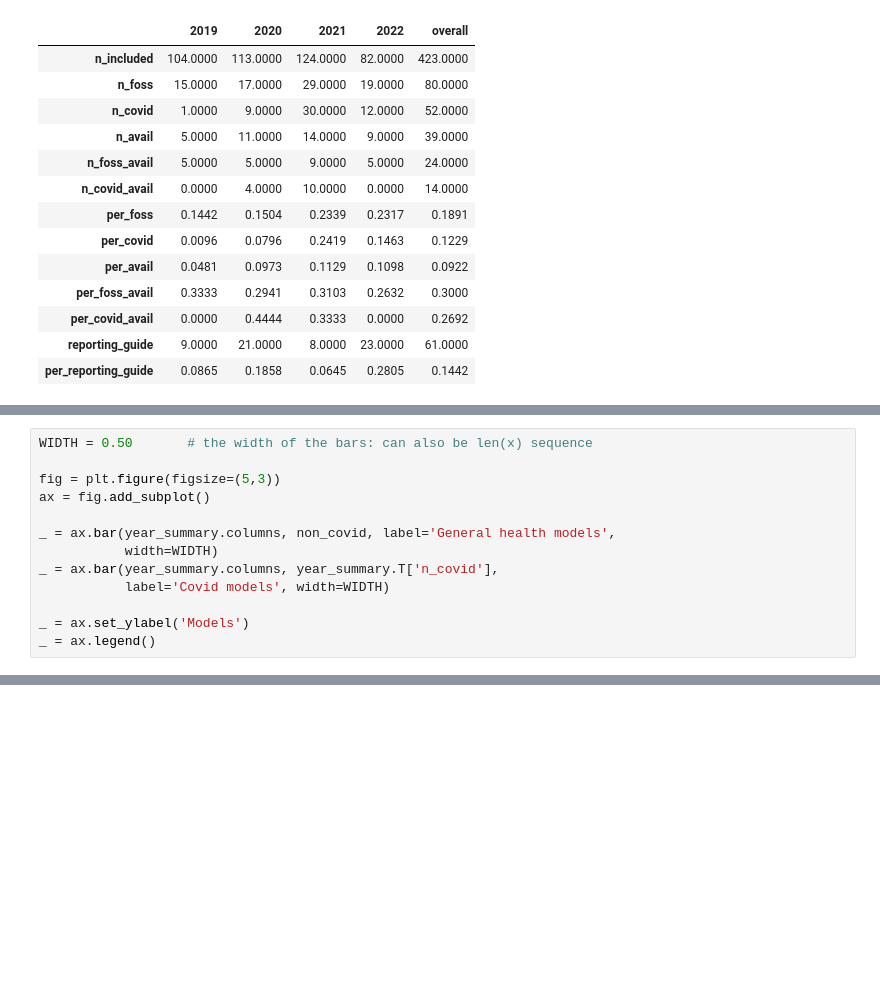
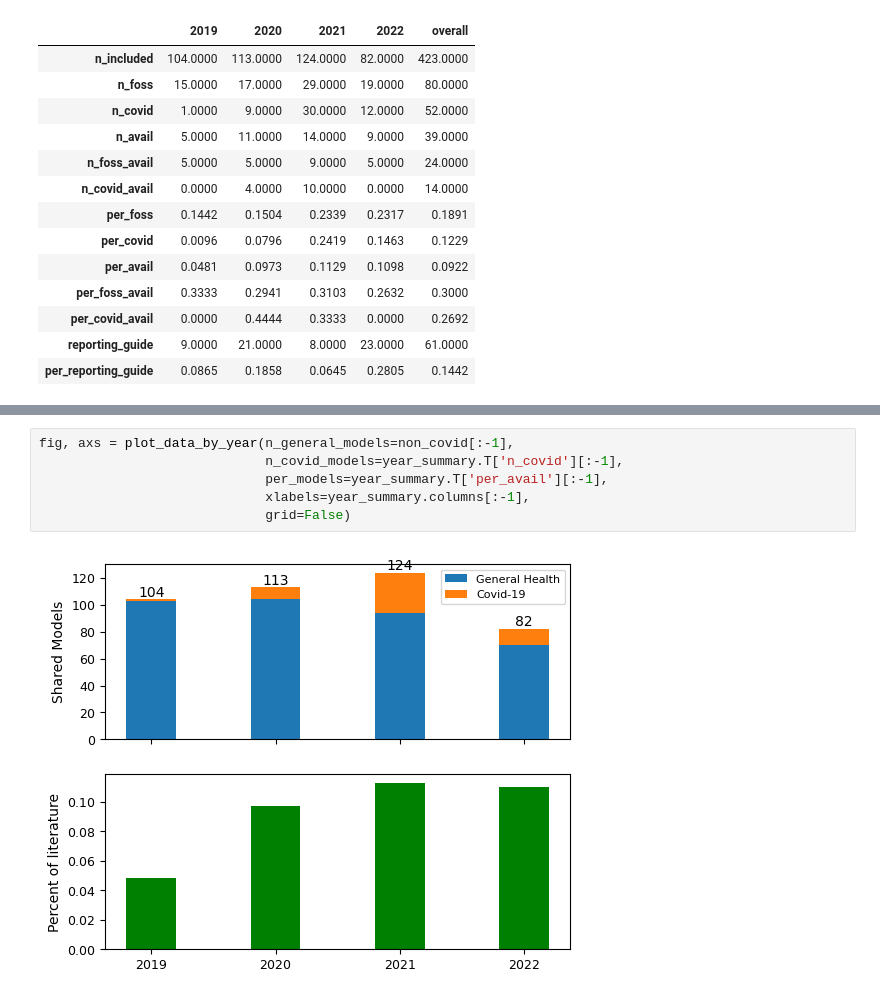
Before and after one commit to TomMonks/des_sharing_lit_review, a Jupyter notebook: content/03_results/03a_year.ipynb, the cells around one changed output, grey strips where cells are left out. Saved outputs shown, nothing was run; the diff lists cells and outputs as text; blank space fills up the shorter version.

Commit message:
RESULTS: added twin chart n+% for year

```diff
--- a/content/03_results/03a_year.ipynb
+++ b/content/03_results/03a_year.ipynb
@@ -121,16 +126,3 @@ non_covid
 2022        70.0
 overall    371.0
 dtype: float64
-# %%
-WIDTH = 0.50       # the width of the bars: can also be len(x) sequence
-
-fig = plt.figure(figsize=(5,3))
-ax = fig.add_subplot()
-
-_ = ax.bar(year_summary.columns, non_covid, label='General health models',
-           width=WIDTH)
-_ = ax.bar(year_summary.columns, year_summary.T['n_covid'],
-           label='Covid models', width=WIDTH)
-
-_ = ax.set_ylabel('Models')
-_ = ax.legend()
@@ -138,0 +169,8 @@ _ = ax.legend()
+# %%
+fig, axs = plot_data_by_year(n_general_models=non_covid[:-1],
+                             n_covid_models=year_summary.T['n_covid'][:-1],
+                             per_models=year_summary.T['per_avail'][:-1],
+                             xlabels=year_summary.columns[:-1],
+                             grid=False)
+# %% [output]
+[figure, added]
```
Also changed, not shown: parts of 7 cells of this notebook.
